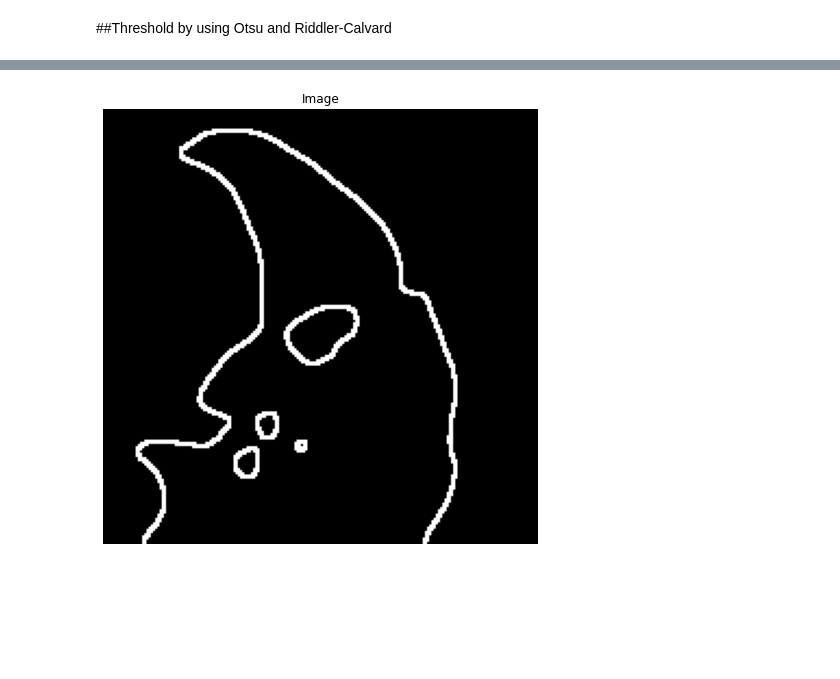
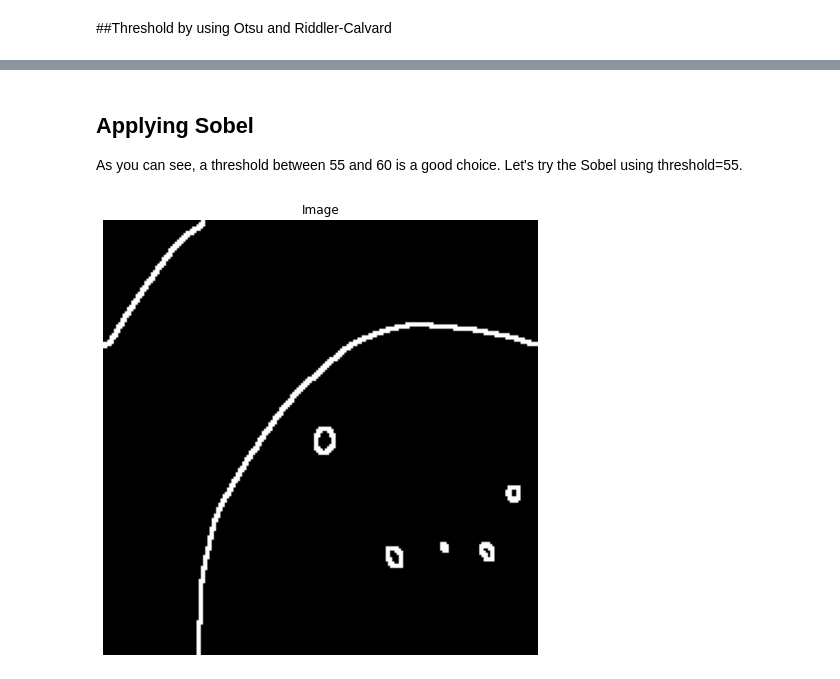
Before and after one commit to HerbertHipolito/Bootcamp-code, a Jupyter notebook: pipelines.ipynb, the cells around one changed output, grey strips where cells are left out. Saved outputs shown, nothing was run; the diff lists cells and outputs as text; code cells hidden in the pictures; blank space fills up the shorter version.

```diff
--- a/pipelines.ipynb
+++ b/pipelines.ipynb
@@ -33,9 +52,8 @@ def display_img(image,title='Image',x_label=None,y_label=None,cmap_type='gray',s
 
 The following images will be examples to test the algorithms and pipelines. Be aware of these variable names, their respective images, and blurred and gray versions.
 # %%
-file_name = "maligno.jpg"
 
-tumor_picture = plt.imread("maligno.jpg")
+tumor_picture = plt.imread("nodulo2.jpg")
 
 tumor_picture_gray = cv2.cvtColor(tumor_picture, cv2.COLOR_BGR2GRAY)
 tumor_picture_gray_blur = cv2.GaussianBlur(tumor_picture_gray, (21, 21), 0)
@@ -47,8 +65,8 @@ tumor_picture_2_gray_blur = cv2.GaussianBlur(tumor_picture_2_gray, (21, 21), 0)
 
 tumor_picture_3 = plt.imread("maligno3.jpg")
 
-tumor_picture_3_gray = cv2.cvtColor(tumor_picture, cv2.COLOR_BGR2GRAY)
-tumor_picture_3_gray_blur = cv2.GaussianBlur(tumor_picture_3_gray, (21, 21), 0)
+tumor_picture_gray = cv2.cvtColor(tumor_picture, cv2.COLOR_BGR2GRAY)
+tumor_picture_gray_blur = cv2.GaussianBlur(tumor_picture_gray, (21, 21), 0)
 
 tumor_picture_4 = plt.imread("maligno4.jpg")
 
@@ -88,16 +156,17 @@ display_img(temp2,F_size=(8,10))
+# %% [markdown]
+## Applying Sobel
+As you can see, a threshold between 55 and 60 is a good choice. Let's try the Sobel using threshold=55.
 # %%
-threshold = 120
+threshold = 50
 
 tumor_picture_gray_threshold_blur = cv2.threshold(tumor_picture_gray_blur, threshold, 255, cv2.THRESH_BINARY_INV)[1]
 
 sobelX = cv2.Sobel(tumor_picture_gray_threshold_blur, cv2.CV_64F, 1, 0)
 sobelX = np.uint8(np.absolute(sobelX))
 sobelY = cv2.Sobel(tumor_picture_gray_threshold_blur, cv2.CV_64F, 0, 1)
 sobelY = np.uint8(np.absolute(sobelY))
 sobel = cv2.bitwise_or(sobelX, sobelY)
 
-#result = cv2.GaussianBlur(sobel, (21, 21), 0)
-
 display_img(sobel,F_size=(12,8))
 # %% [output]
-[figure, old version]
+[figure, new version]
```
Also changed, not shown: parts of 16 cells of this notebook.
